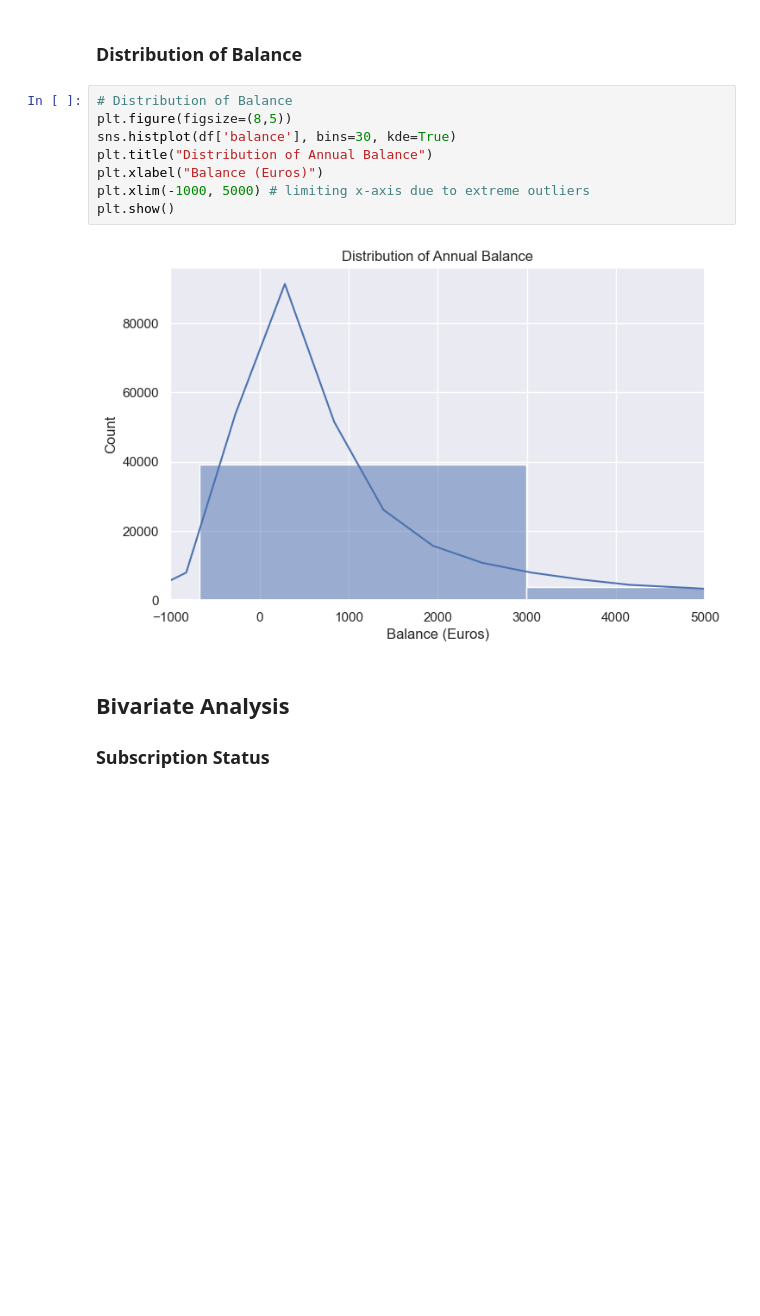
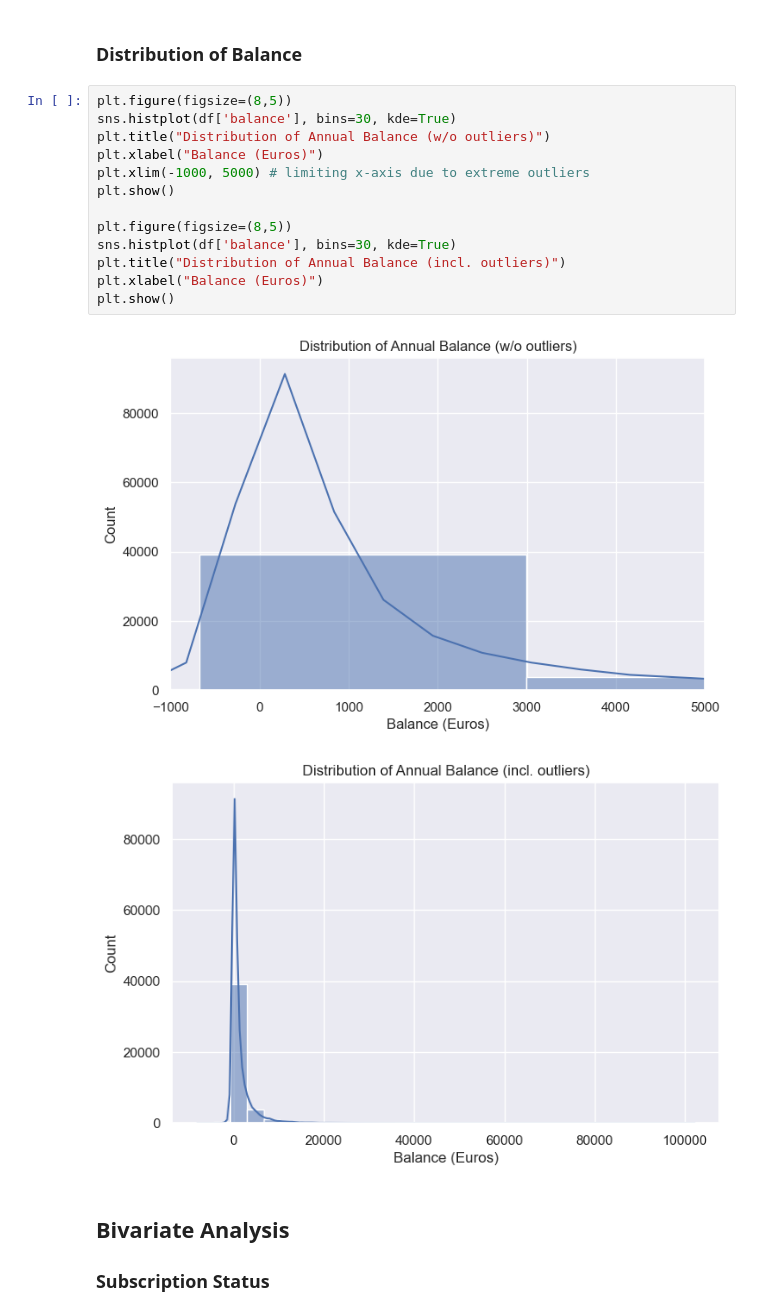
Before and after one commit to sqahm/ARTI308-LAB, a Jupyter notebook: labs/3/lab3.ipynb, the cells around one changed output. Drawn from its saved outputs; the diff is of its cells as text; blank space fills up the shorter version.

```diff
--- a/labs/3/lab3.ipynb
+++ b/labs/3/lab3.ipynb
@@ -180,15 +180,21 @@ Shows how client ages are distributed
 # %% [markdown]
 ### Distribution of Balance
 # %%
-# Distribution of Balance
 plt.figure(figsize=(8,5))
 sns.histplot(df['balance'], bins=30, kde=True)
-plt.title("Distribution of Annual Balance")
+plt.title("Distribution of Annual Balance (w/o outliers)")
 plt.xlabel("Balance (Euros)")
 plt.xlim(-1000, 5000) # limiting x-axis due to extreme outliers
 plt.show()
+
+plt.figure(figsize=(8,5))
+sns.histplot(df['balance'], bins=30, kde=True)
+plt.title("Distribution of Annual Balance (incl. outliers)")
+plt.xlabel("Balance (Euros)")
+plt.show()
 # %% [output]
-[figure, old version]
+[figure, new version]
+[figure, added]
 # %% [markdown]
 ## Bivariate Analysis
 
```
Also changed, not shown: parts of 4 cells of this notebook.
